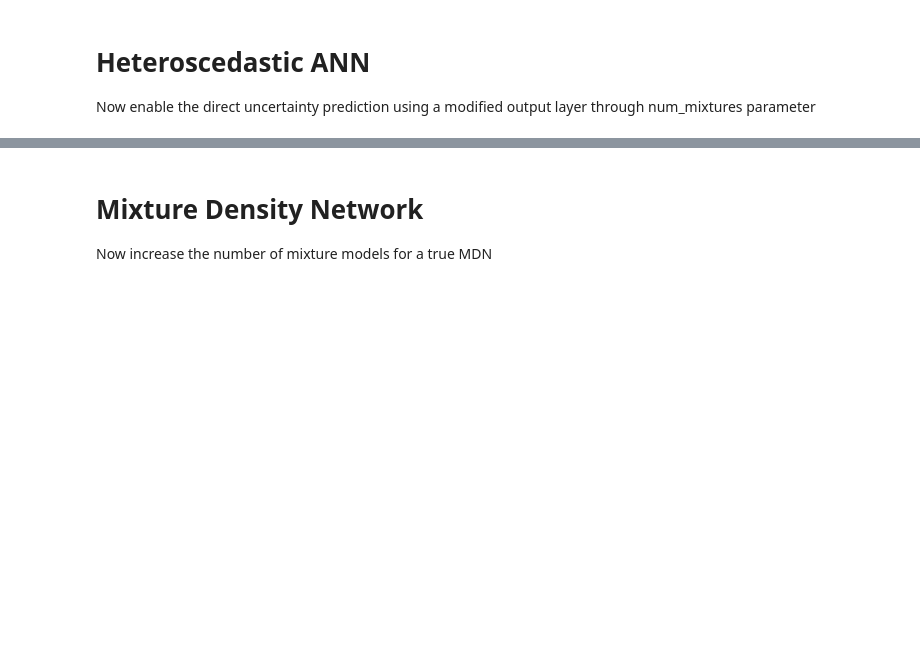
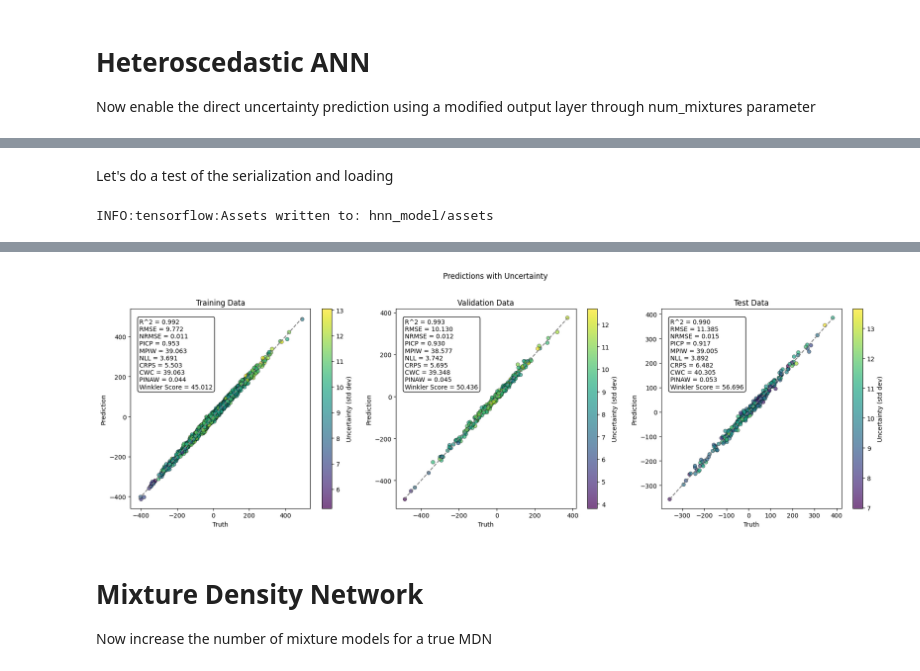
Before and after one commit to NREL/tf-melt, a Jupyter notebook: examples/regression.ipynb, the cells around one changed output, grey strips where cells are left out. Drawn from its saved outputs; the diff is of its cells as text; code cells hidden in the pictures; blank space fills up the shorter version.

```diff
--- a/examples/regression.ipynb
+++ b/examples/regression.ipynb
@@ -446,0 +495,27 @@ plot_predictions_with_uncertainty(
+# %% [markdown]
+Let's do a test of the serialization and loading
+# %%
+from tensorflow.keras.models import load_model
+from tfmelt.losses import MixtureDensityLoss
+
+# Save the hnn model
+hnn_model.save("hnn_model")
+
+# Load the hnn model
+hnn_model_loaded = load_model("hnn_model", custom_objects={"MixtureDensityLoss": MixtureDensityLoss})
+
+# Make predictions using the loaded model
+pred_train_loaded, pred_train_std_loaded = make_predictions(hnn_model_loaded, x_train, y_normalizer=y_normalizer, unnormalize=True)
+pred_val_loaded, pred_val_std_loaded = make_predictions(hnn_model_loaded, x_val, y_normalizer=y_normalizer, unnormalize=True)
+pred_test_loaded, pred_test_std_loaded = make_predictions(hnn_model_loaded, x_test, y_normalizer=y_normalizer, unnormalize=True)
+
+# Plot the predictions
+plot_predictions_with_uncertainty(
+    pred_train_loaded, pred_train_std_loaded, y_train_real,
+    pred_val_loaded, pred_val_std_loaded, y_val_real,
+    pred_test_loaded, pred_test_std_loaded, y_test_real,
+    # metrics_to_display=["R^2", "RMSE", "NRMSE", "PICP", "MPIW"]
+    metrics_to_display=None, # Display all metrics
+)
+# %% [output]
+INFO:tensorflow:Assets written to: hnn_model/assets
@@ -447,3 +525,4 @@ plot_predictions_with_uncertainty(
+[figure, added]
 # %% [markdown]
 # Mixture Density Network
 Now increase the number of mixture models for a true MDN
```
Also changed, not shown: parts of 30 cells of this notebook, 6 other files.
